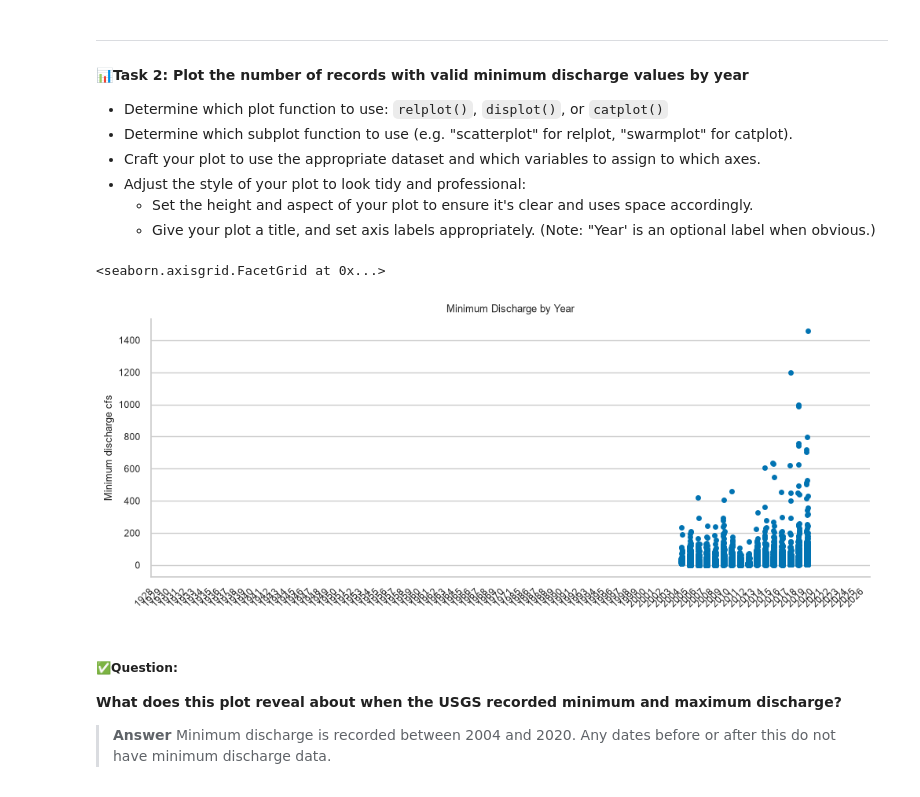
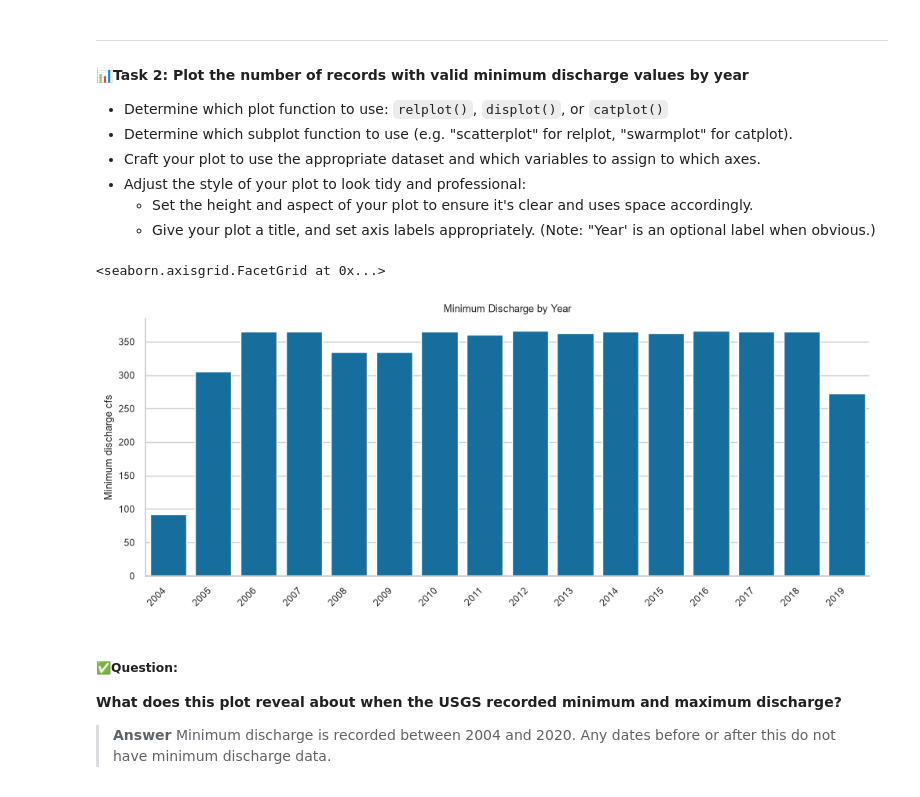
Before and after one commit to maya-schroder/ENV700, a Jupyter notebook: lessons/M5-L-visualization-exercises.ipynb, the cells around one changed output. Saved outputs shown, nothing was run; the diff lists cells and outputs as text; code cells hidden in the pictures.

```diff
--- a/lessons/M5-L-visualization-exercises.ipynb
+++ b/lessons/M5-L-visualization-exercises.ipynb
@@ -142,22 +142,21 @@ sns.move_legend(
 # %%
 # Plot the number of records by year
 sns.catplot(
-    data=USGS_flow,
+    data=USGS_flow.loc[USGS_flow['discharge_min'].notna()],
     x='year',
-    y='discharge_min',
-    #kind='strip',
+    kind='count',
     height=4,
     aspect=2.5
 ).set(
     title='Minimum Discharge by Year',
     ylabel='Minimum discharge cfs',
     xlabel=""
 ).set_xticklabels(
     rotation=45, ha='right'
 )
 # %% [output]
 <seaborn.axisgrid.FacetGrid at 0x...>
-[figure, old version]
+[figure, new version]
 # %% [markdown]
 ##### ✅Question:
 **What does this plot reveal about when the USGS recorded minimum and maximum discharge?**
```
